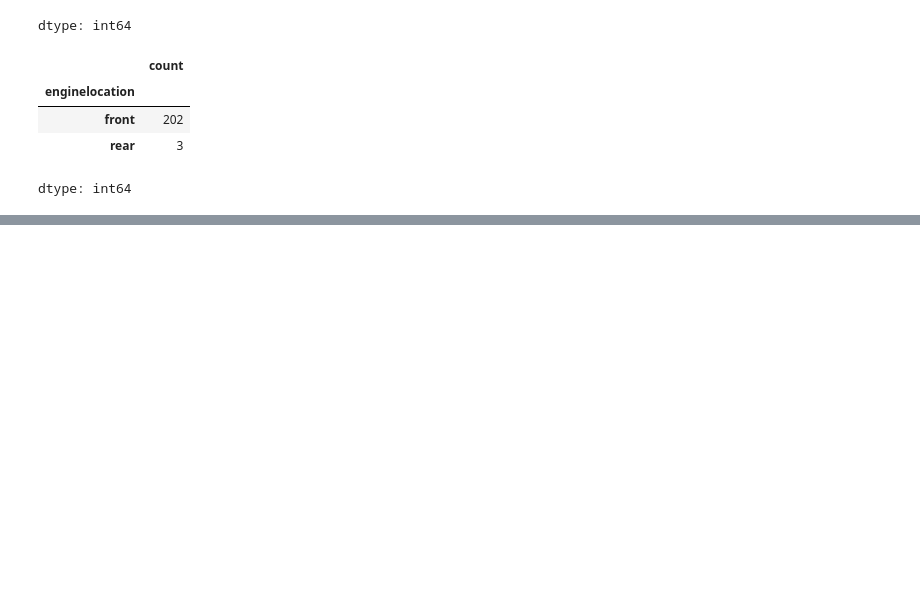
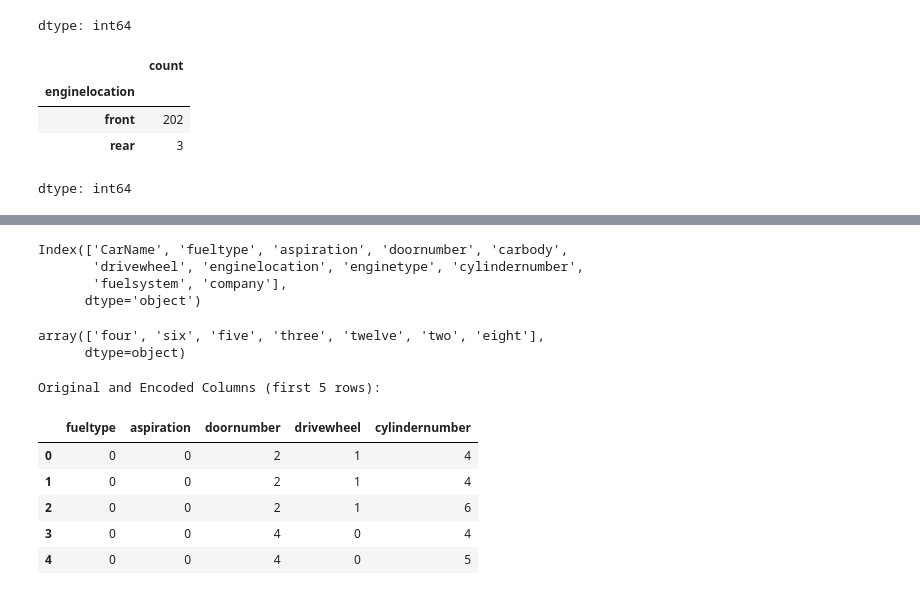
Before and after one commit to Subin-pds/Supervised_ML_Projects, a Jupyter notebook: Car_Price_Prediction.ipynb, the cells around one changed output, grey strips where cells are left out. Drawn from its saved outputs; the diff is of its cells as text; code cells hidden in the pictures; blank space fills up the shorter version.

```diff
--- a/Car_Price_Prediction.ipynb
+++ b/Car_Price_Prediction.ipynb
@@ -313,0 +431,3 @@ dtype: int64
+# %%
+# Creating a copy of the dataset
+df_pr = df.copy()
@@ -313,0 +454,37 @@ dtype: int64
+# %%
+df.describe(include ={'object', 'category'}).columns
+# %% [output]
+Index(['CarName', 'fueltype', 'aspiration', 'doornumber', 'carbody',
+       'drivewheel', 'enginelocation', 'enginetype', 'cylindernumber',
+       'fuelsystem', 'company'],
+      dtype='object')
+# %%
+# Checking the unique values in the columns to refer for Label encoding (Not necessary)
+df['cylindernumber'].unique()
+# %% [output]
+array(['four', 'six', 'five', 'three', 'twelve', 'two', 'eight'],
+      dtype=object)
+# %%
+# Label encoding
+
+encodings = {
+              'fueltype':{'diesel':1, 'gas':0},
+              'aspiration':{'turbo':1, 'std':0},
+              'doornumber':{'four':4, 'two':2},
+              'drivewheel':{'fwd':0, '4wd':0, 'rwd':1},
+              'cylindernumber': {'four':4, 'six':6, 'five':5, 'three':3, 'twelve':12, 'two':2, 'eight':8}
+}
+
+# Apply the label encoding
+df_pr = df_pr.replace(encodings)
+# Display the encoded columns along with their original values for verification
+print("Original and Encoded Columns (first 5 rows):")
+display(df_pr[['fueltype', 'aspiration', 'doornumber', 'drivewheel', 'cylindernumber']].head())
+# %% [output]
+Original and Encoded Columns (first 5 rows):
+|  | fueltype | aspiration | doornumber | drivewheel | cylindernumber |
+| 0 | 0 | 0 | 2 | 1 | 4 |
+| 1 | 0 | 0 | 2 | 1 | 4 |
+| 2 | 0 | 0 | 2 | 1 | 6 |
+| 3 | 0 | 0 | 4 | 0 | 4 |
+| 4 | 0 | 0 | 4 | 0 | 5 |
```
Also changed, not shown: parts of 14 cells of this notebook.
